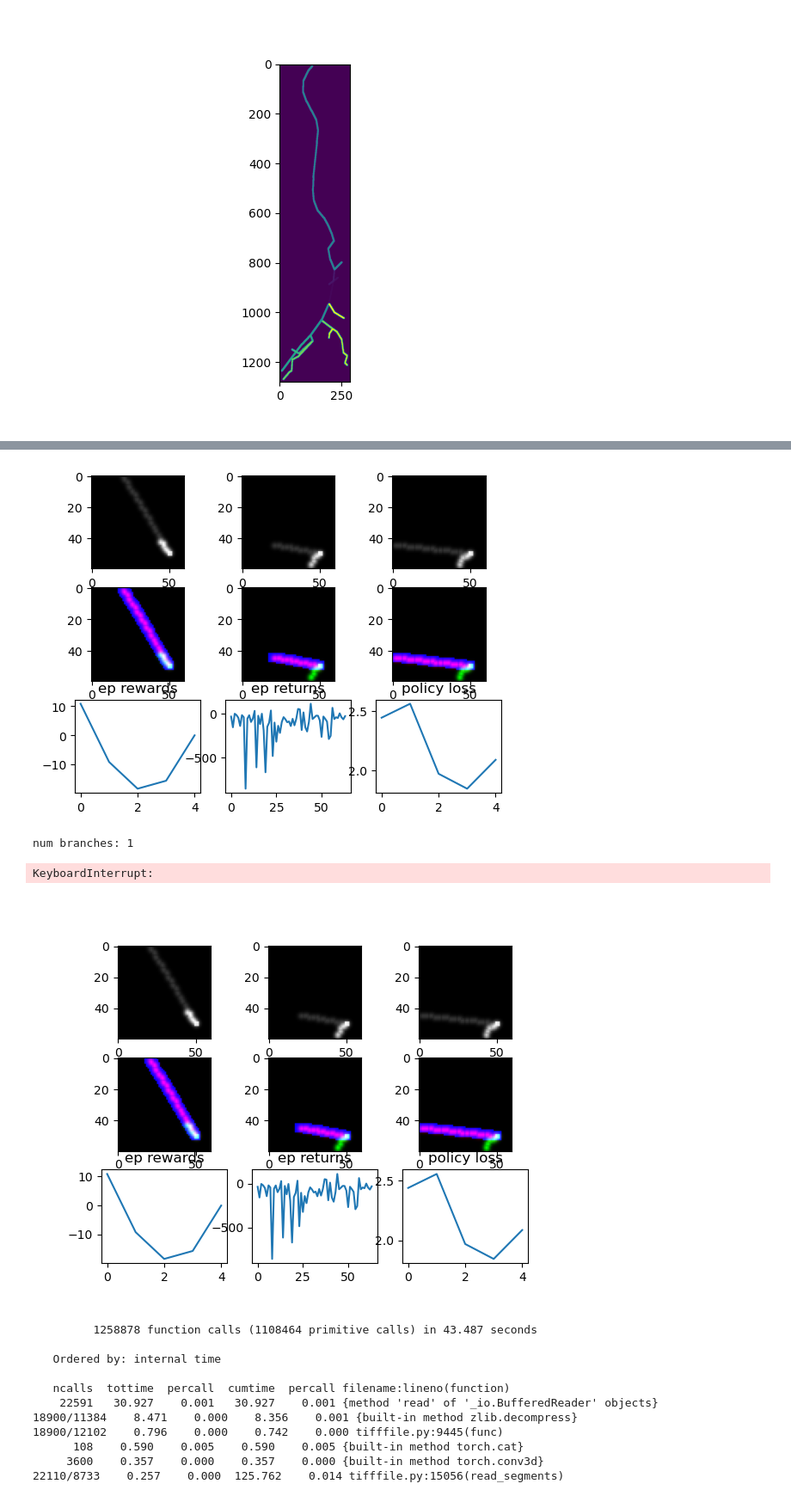
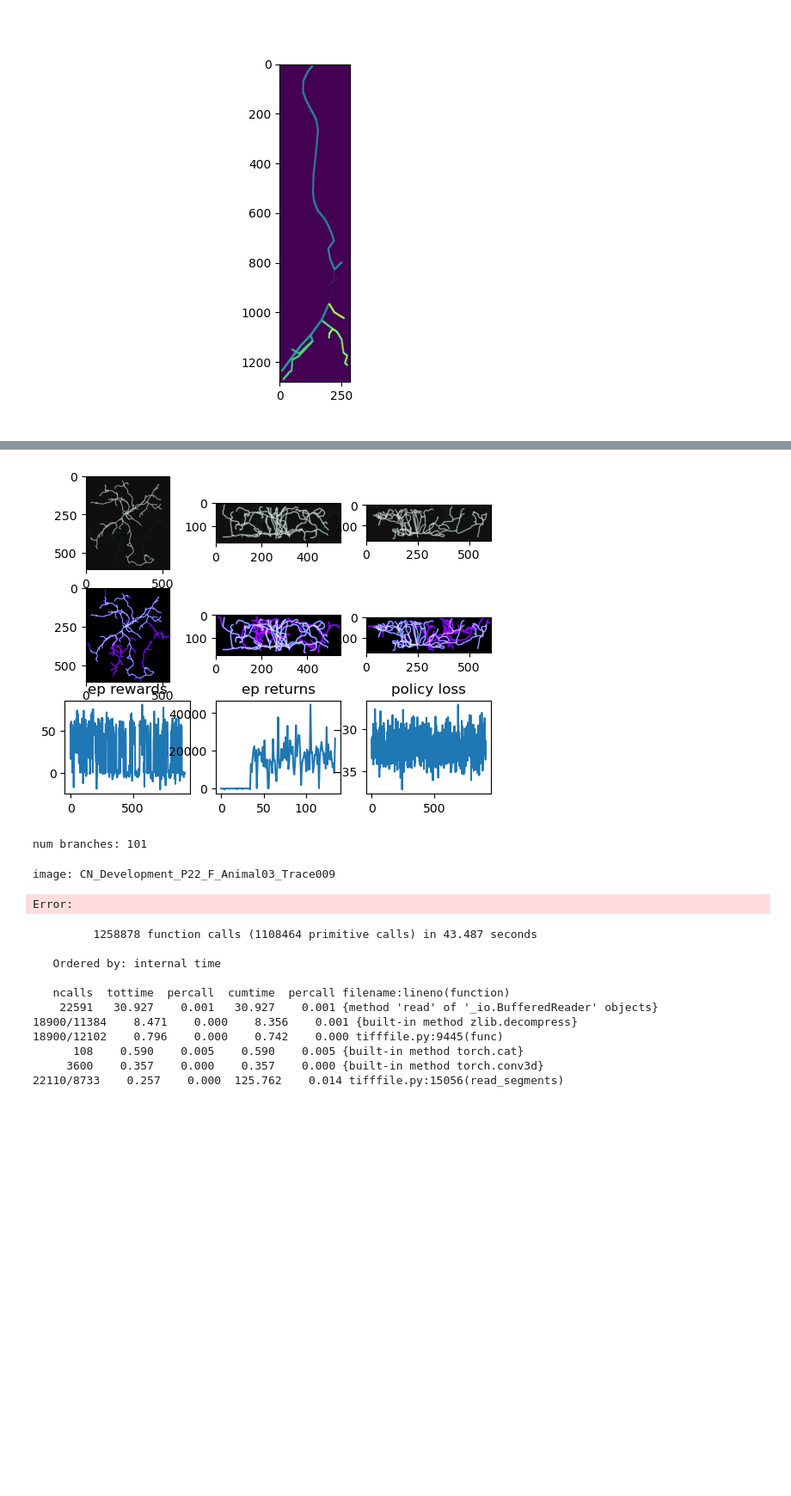
Before and after one commit to BrysonGray/neurotrack, a Jupyter notebook: notebooks/test_tracking.ipynb, the cells around one changed output, grey strips where cells are left out. Shown at 86% size. Cells and saved outputs as stored; diff of their text form; code cells hidden in the pictures; blank space fills up the shorter version.

```diff
--- a/notebooks/test_tracking.ipynb
+++ b/notebooks/test_tracking.ipynb
@@ -39,6 +39,3 @@ env = Environment(img_dir,
                 alpha=1.0,
                 beta=0.2,
                 repeat_starts=False)
-# %%
-for i,f in enumerate(os.listdir(img_dir)):
-    print(i,f)
@@ -83,8 +59,9 @@ plt.imshow(labels.amax(0))
 <matplotlib.image.AxesImage at 0x...>
 [figure]
 # %%
-# config = '/home/brysongray/neurotrack/configs/train_sac_neuromorpho.json'
-config = '/home/brysongray/neurotrack/configs/train_sac_simulated.json'
+config = '/home/brysongray/neurotrack/configs/train_sac_neuromorpho.json'
+# config = '/home/brysongray/neurotrack/configs/train_sac_simulated.json'
+
 with open(config) as f:
     params = json.load(f)
 
@@ -165,14 +162,14 @@ memory = PrioritizedReplayBuffer(100000, obs_shape=(in_channels,input_size,input
 # %%
 sac.train(env, actor, Q1, Q2, Q1_target, Q2_target, log_alpha,
         actor_optimizer, Q1_optimizer, Q2_optimizer, log_alpha_optimizer,
         memory, target_entropy, batch_size, gamma, tau, outdir, name,
         show_states=True, save_snapshots=False, update_after=256,
-        updates_per_step=1, update_every=1, n_episodes=200, n_trials=1)
+        updates_per_step=1, update_every=1, n_episodes=n_episodes, n_trials=1)
 # %% [output]
-[figure, old version]
+[figure, new version]
-num branches: 1
+num branches: 101
-KeyboardInterrupt:
+image: CN_Development_P22_F_Animal03_Trace009
-[figure, removed]
+Error:
 # %%
 import cProfile
 
```
Also changed, not shown: parts of 4 cells of this notebook, 13 other files.
